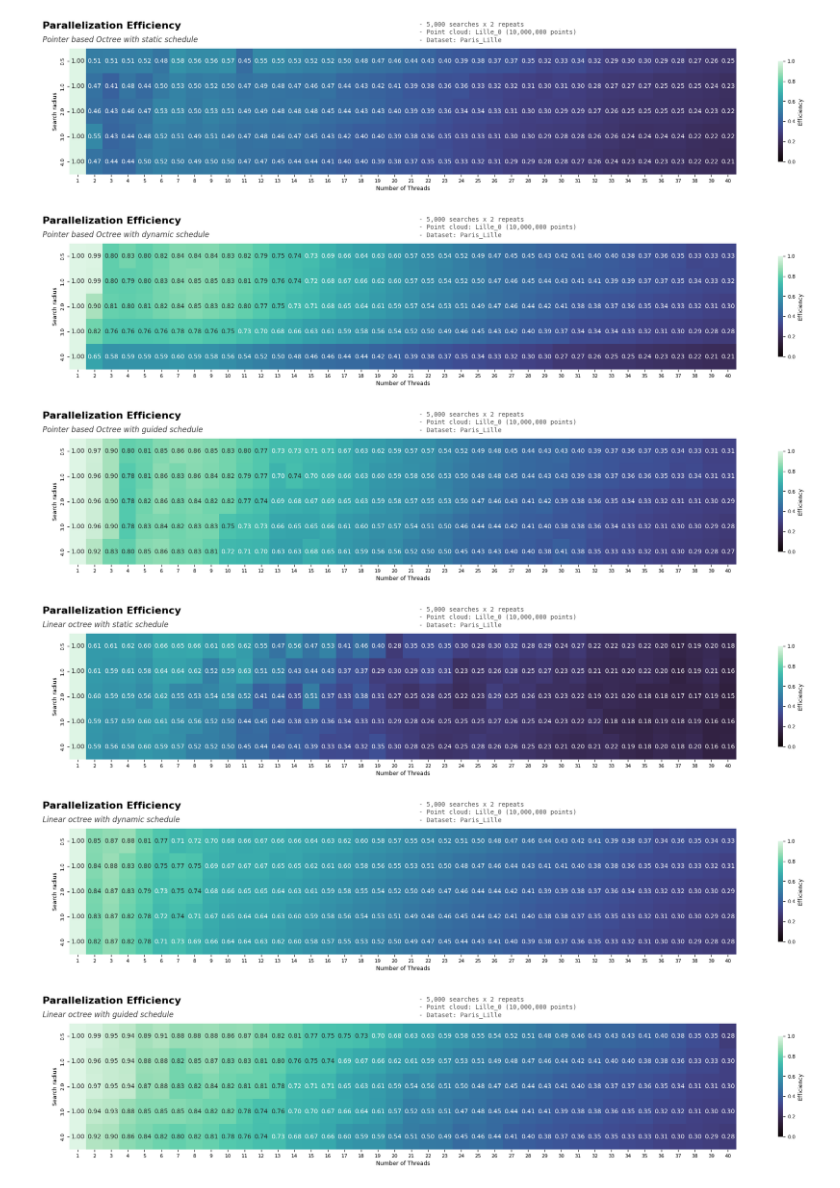
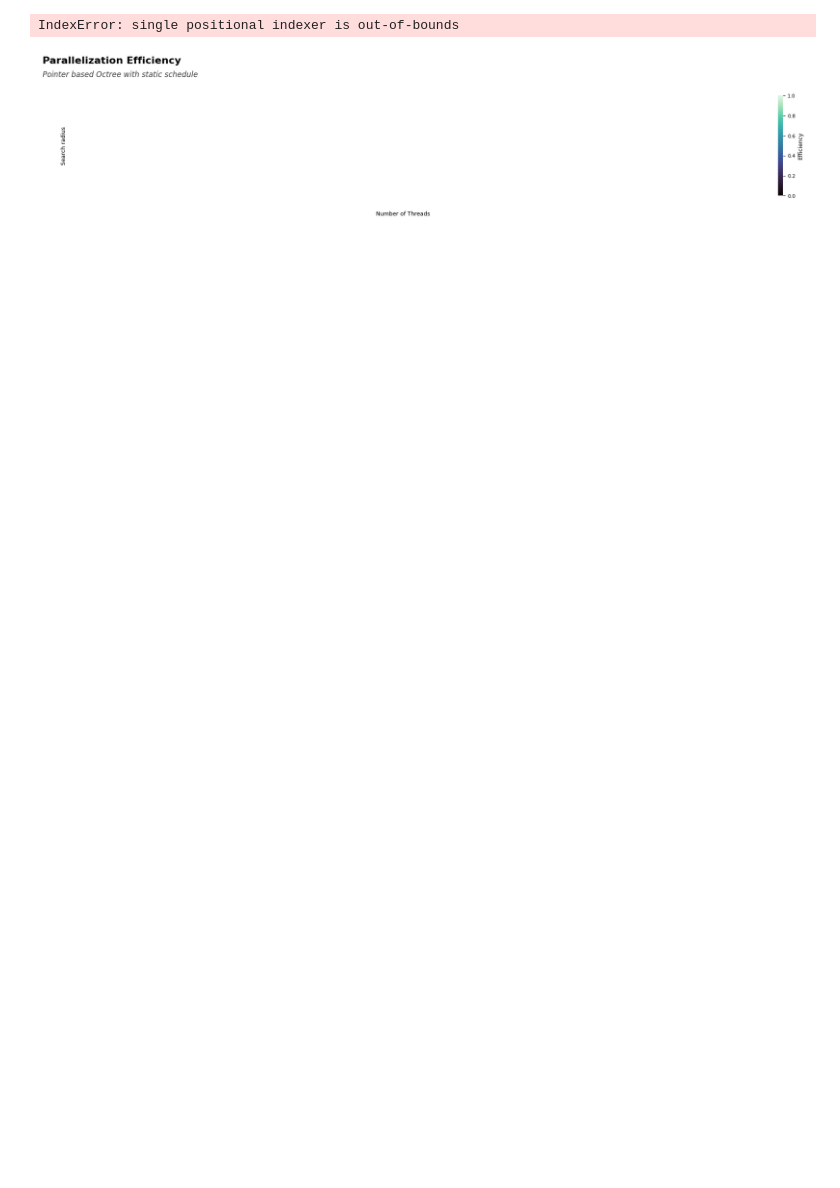
Before and after one commit to manuramazz/octrees-coordenadas-polares, a Jupyter notebook: benchmark_plots.ipynb, the cells around one changed output. Cells and saved outputs as stored; diff of their text form; code cells hidden in the pictures; blank space fills up the shorter version.

Commit message:
added kernels option

```diff
--- a/benchmark_plots.ipynb
+++ b/benchmark_plots.ipynb
@@ -502,7 +523,7 @@ RADII_HIGH_DENSITY = {0.05, 0.1, 0.25, 0.5}
 def multiple_dfs_runtimes(clouds_datasets, kernel, radii, operations, operation_name, types_info=TYPES_INFO_OCTREE_ENCODER):
     dfs = read_multiple_datasets(clouds_datasets, OCTREE_COMP_DATA_PATH)
     fig, axes = plt.subplots(len(radii), len(dfs),
-                              figsize=(max(15, len(dfs) * 2.5), len(radii) * 2.5),
+                              figsize=(max(15, len(dfs) * 2.5), 3 + len(radii) * 2.5),
                               gridspec_kw={'wspace': 0.7, 'hspace': 0.2})
 
     # Ensure axes are iterable for single-row or single-column cases
@@ -557,7 +578,7 @@ def multiple_dfs_runtimes(clouds_datasets, kernel, radii, operations, operation_
                     fontsize=9, va='top', ha='left')
             # Remove x-ticks
             ax.set_xticks([])
-            ax.set_ylabel('Executime time (ms)', fontsize=10)
+            ax.set_ylabel(f"Execution time {'(ms)' if TIMES_IN_MS else '(seconds)'}", fontsize = 10)
 
             avg_total = radius_data['avg_result_size'].iloc[0]
             ax.text(0.5, -0.1, f"Avg. points = {avg_total:,.0f}",
@@ -591,11 +619,12 @@ fig = multiple_dfs_runtimes(
 # %%
-fig = multiple_dfs_runtimes(
-    CLOUDS_DATASETS_HIGH_DENSITY,
-    kernel="Sphere",
-    radii=RADII_HIGH_DENSITY,
-    operations=['neighSearchStruct', 'neighSearch'],
-    operation_name='Neighbor Search'
-)
+if len(CLOUDS_DATASETS_HIGH_DENSITY):
+    fig = multiple_dfs_runtimes(
+        CLOUDS_DATASETS_HIGH_DENSITY,
+        kernel="Sphere",
+        radii=RADII_HIGH_DENSITY,
+        operations=['neighSearchStruct', 'neighSearch'],
+        operation_name='Neighbor Search'
+    )
 # %%
 import math
 import numpy as np
@@ -727,11 +763,12 @@ fig = multiple_dfs_speedups(
 # %%
-fig = multiple_dfs_speedups(
-    CLOUDS_DATASETS_HIGH_DENSITY,
-    kernel="Sphere",
-    radii=RADII_HIGH_DENSITY,
-    operations=['neighSearchStruct', 'neighSearch'],
-    operation_name='Neighbor Search'
-)
+if len(CLOUDS_DATASETS_HIGH_DENSITY):
+    fig = multiple_dfs_speedups(
+        CLOUDS_DATASETS_HIGH_DENSITY,
+        kernel="Sphere",
+        radii=RADII_HIGH_DENSITY,
+        operations=['neighSearchStruct', 'neighSearch'],
+        operation_name='Neighbor Search'
+    )
 # %%
 # Time to save a lot of plots
 ALL_CLOUDS = CLOUDS_DATASETS.copy()
@@ -772,7 +809,7 @@ def plot_avg_result_sizes_log(clouds_datasets, kernel, operations, operation_nam
     ax.set_xscale("log")
     ax.set_yscale("log")
     ax.set_xlabel("Average Result Size")
-    ax.set_ylabel("Execution Time (ms)")
+    ax.set_ylabel(f"Execution time {'(ms)' if TIMES_IN_MS else '(seconds)'}")
 
     # Add legend and titles
     add_octree_types_legend(legend_handles, legend_labels, "Octree type", fig)
@@ -826,7 +877,7 @@ def octree_parallelization(cloud, dataset, openmp_schedule, octree, data_path, a
     add_execution_details(cloud, dataset, nsearches, nrepeats, npoints, fig, 0.9, 0.45)
     return fig
 # %%
-parallel_data_path = os.path.join(BASE_DATA_PATH, "parallel")
+parallel_data_path = os.path.join(BASE_DATA_PATH, "parallel_full")
 
 fig1 = octree_parallelization("Lille_0", "Paris_Lille", "static", "Octree", parallel_data_path, True)
 fig2 = octree_parallelization("Lille_0", "Paris_Lille", "dynamic", "Octree", parallel_data_path, True)
@@ -844,8 +890,4 @@ Loading latest file: out/parallel/Lille_0/Lille_0-2025-03-13-13:12:30.csv
+IndexError: single positional indexer is out-of-bounds
-[figure, old version]
+[figure, new version]
-[figure, removed]
-[figure, removed]
-[figure, removed]
-[figure, removed]
-[figure, removed]
 # %%
 # Octree comparisons
```
Also changed, not shown: parts of 26 cells of this notebook, 6 other files.
